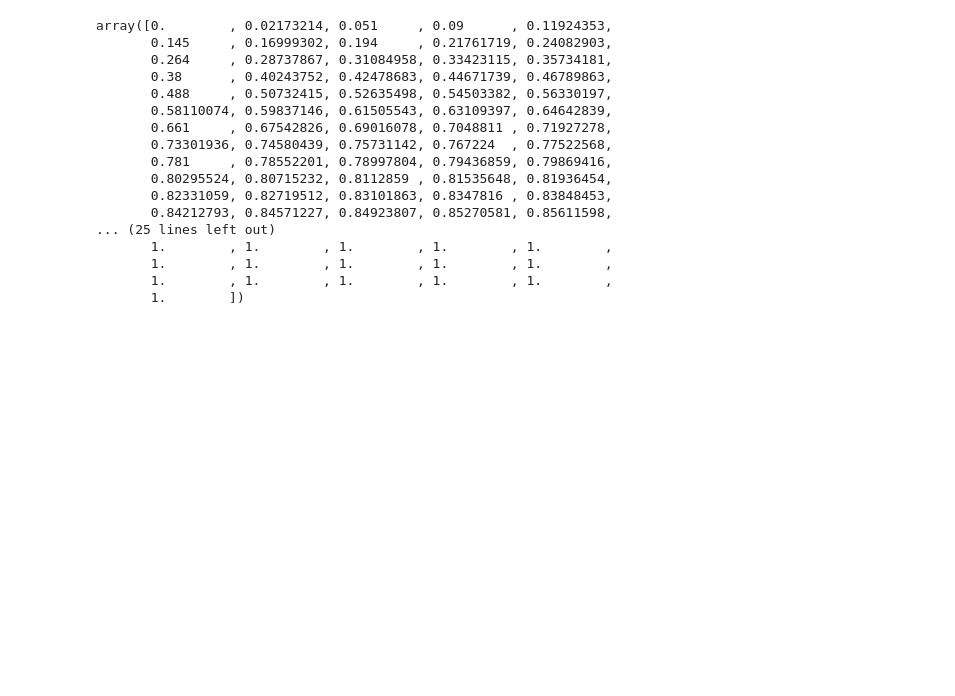
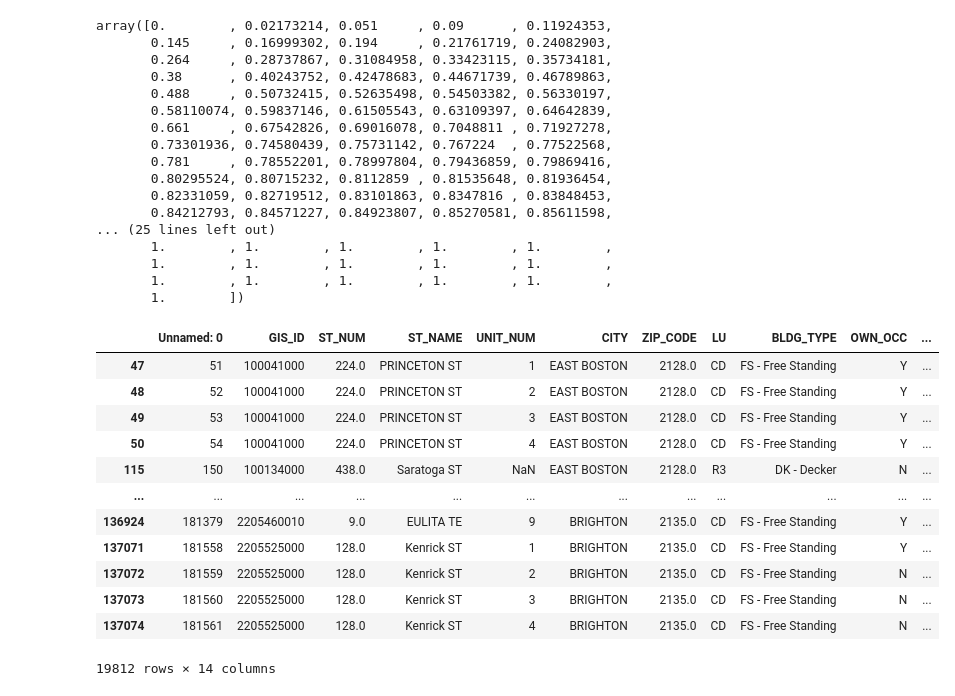
Before and after one commit to boston-price-dynamics/fp2, a Jupyter notebook: preprocess_data/interpolate_incomes.ipynb, the cells around one changed output. Cells and saved outputs as stored; diff of their text form; code cells hidden in the pictures; blank space fills up the shorter version.

```diff
--- a/preprocess_data/interpolate_incomes.ipynb
+++ b/preprocess_data/interpolate_incomes.ipynb
@@ -98,3 +98,21 @@ array([0.        , 0.02173214, 0.051     , 0.09      , 0.11924353,
        1.        , 1.        , 1.        , 1.        , 1.        ,
        1.        , 1.        , 1.        , 1.        , 1.        ,
        1.        ])
+# %%
+house_df = pd.read_csv("../assess_lat_long.csv")
+house_df = house_df[(house_df['YR_BUILT'] <= 2022) & (house_df['YR_BUILT'] >= 2000)]
+house_df
+# %% [output]
+|  | Unnamed: 0 | GIS_ID | ST_NUM | ST_NAME | UNIT_NUM | CITY | ZIP_CODE | LU | BLDG_TYPE | OWN_OCC | ... |
+| 47 | 51 | 100041000 | 224.0 | PRINCETON ST | 1 | EAST BOSTON | 2128.0 | CD | FS - Free Standing | Y | ... |
+| 48 | 52 | 100041000 | 224.0 | PRINCETON ST | 2 | EAST BOSTON | 2128.0 | CD | FS - Free Standing | Y | ... |
+| 49 | 53 | 100041000 | 224.0 | PRINCETON ST | 3 | EAST BOSTON | 2128.0 | CD | FS - Free Standing | Y | ... |
+| 50 | 54 | 100041000 | 224.0 | PRINCETON ST | 4 | EAST BOSTON | 2128.0 | CD | FS - Free Standing | Y | ... |
+| 115 | 150 | 100134000 | 438.0 | Saratoga ST | NaN | EAST BOSTON | 2128.0 | R3 | DK - Decker | N | ... |
+| ... | ... | ... | ... | ... | ... | ... | ... | ... | ... | ... | ... |
+| 136924 | 181379 | 2205460010 | 9.0 | EULITA TE | 9 | BRIGHTON | 2135.0 | CD | FS - Free Standing | Y | ... |
+| 137071 | 181558 | 2205525000 | 128.0 | Kenrick ST | 1 | BRIGHTON | 2135.0 | CD | FS - Free Standing | Y | ... |
+| 137072 | 181559 | 2205525000 | 128.0 | Kenrick ST | 2 | BRIGHTON | 2135.0 | CD | FS - Free Standing | N | ... |
+| 137073 | 181560 | 2205525000 | 128.0 | Kenrick ST | 3 | BRIGHTON | 2135.0 | CD | FS - Free Standing | N | ... |
+| 137074 | 181561 | 2205525000 | 128.0 | Kenrick ST | 4 | BRIGHTON | 2135.0 | CD | FS - Free Standing | N | ... |
+19812 rows × 14 columns
```
Also changed, not shown: parts of 9 cells of this notebook, 2 other files.
